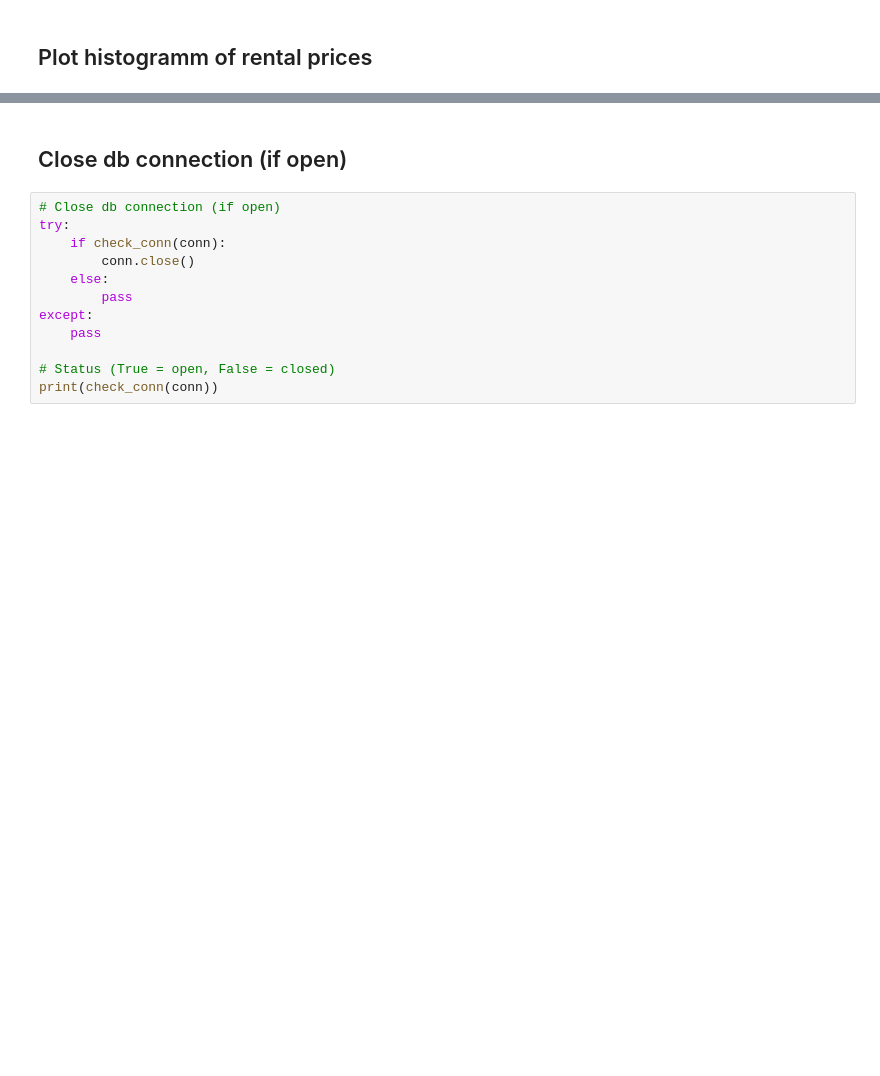
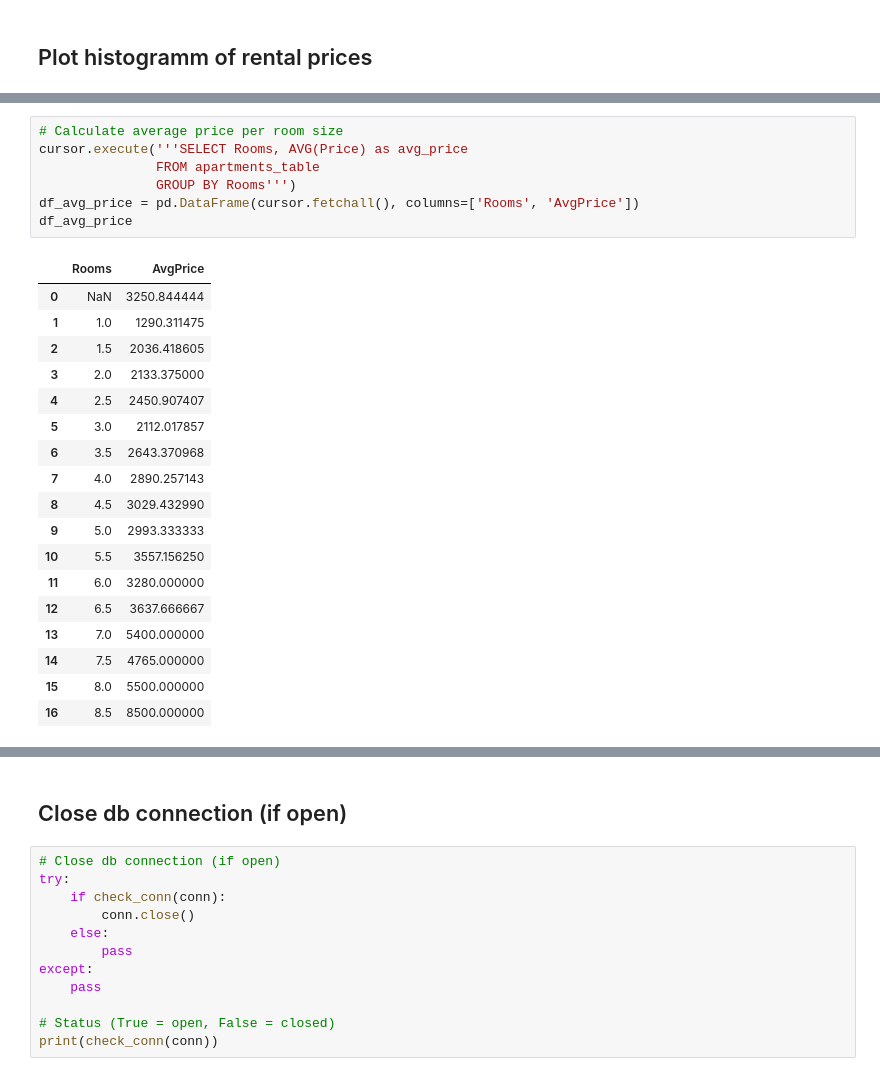
Before and after one commit to TimDubath-dev/data_analytics, a Jupyter notebook: Week_02/apartments_database_Python.ipynb, the cells around one changed output, grey strips where cells are left out. Saved outputs shown, nothing was run; the diff lists cells and outputs as text; blank space fills up the shorter version.

```diff
--- a/Week_02/apartments_database_Python.ipynb
+++ b/Week_02/apartments_database_Python.ipynb
@@ -115,0 +141,26 @@ plt.grid(axis='y', alpha=0.75)
+# %%
+# Calculate average price per room size
+cursor.execute('''SELECT Rooms, AVG(Price) as avg_price
+               FROM apartments_table
+               GROUP BY Rooms''')
+df_avg_price = pd.DataFrame(cursor.fetchall(), columns=['Rooms', 'AvgPrice'])
+df_avg_price
+# %% [output]
+|  | Rooms | AvgPrice |
+| 0 | NaN | 3250.844444 |
+| 1 | 1.0 | 1290.311475 |
+| 2 | 1.5 | 2036.418605 |
+| 3 | 2.0 | 2133.375000 |
+| 4 | 2.5 | 2450.907407 |
+| 5 | 3.0 | 2112.017857 |
+| 6 | 3.5 | 2643.370968 |
+| 7 | 4.0 | 2890.257143 |
+| 8 | 4.5 | 3029.432990 |
+| 9 | 5.0 | 2993.333333 |
+| 10 | 5.5 | 3557.156250 |
+| 11 | 6.0 | 3280.000000 |
+| 12 | 6.5 | 3637.666667 |
+| 13 | 7.0 | 5400.000000 |
+| 14 | 7.5 | 4765.000000 |
+| 15 | 8.0 | 5500.000000 |
+| 16 | 8.5 | 8500.000000 |
```
Also changed, not shown: parts of 7 cells of this notebook, 2 other files.
